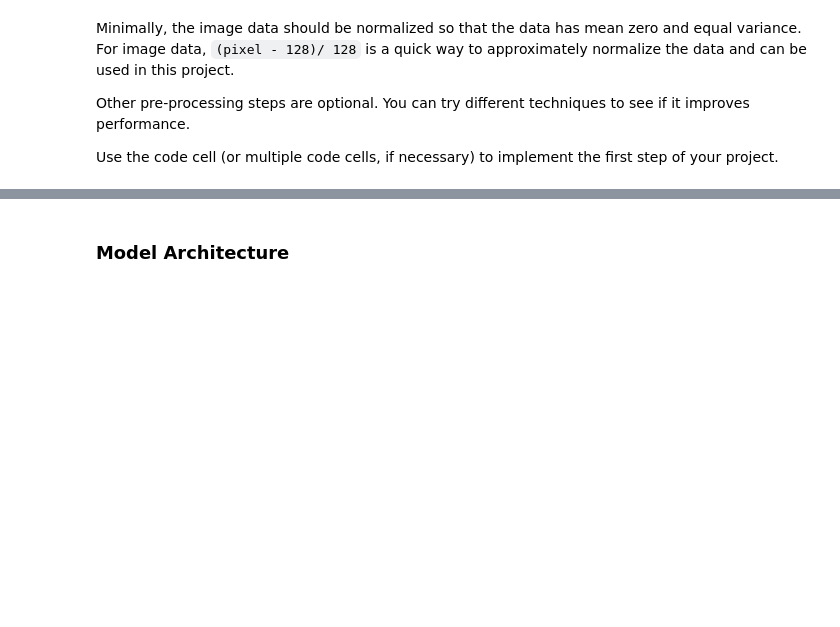
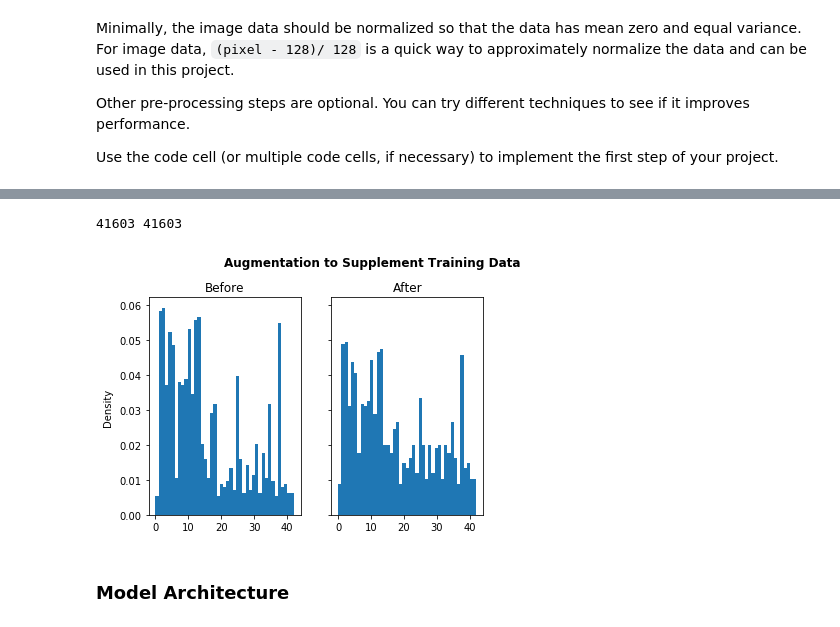
Before and after one commit to evanloshin/CarND-Traffic-Sign-Classifier-P2, a Jupyter notebook: Traffic_Sign_Classifier.ipynb, the cells around one changed output, grey strips where cells are left out. Cells and saved outputs as stored; diff of their text form; code cells hidden in the pictures; blank space fills up the shorter version.

```diff
--- a/Traffic_Sign_Classifier.ipynb
+++ b/Traffic_Sign_Classifier.ipynb
@@ -215,3 +220,50 @@ y_train = np.concatenate((y_train, y_new))
+# %%
+y_new = []
+
+# create dictionary of labels needing additional images
+y_supp = {}
+for key, value in y_counts.items():
+    if value < y_mean:
+        y_supp.update({key:int(y_mean - value)})
+
+# iterate X_train_norm
+#while sum(y_supp.values()) > 0:
+#for r in range(2):
+for idx, img in enumerate(X_train_norm):
+    # check if label is in y_supp and whether more images are needed
+    label = y_train[idx]
+    if label in y_supp.keys() and y_supp[label] > 0:
+        # rotate image
+        angle = random.randint(-15, 15)
+        rotated_img = rotate(img, angle, reshape=False)
+        rotated_img = np.expand_dims(rotated_img, axis=0)
+        if 'X_new' in locals():
+            X_new = np.append(X_new, rotated_img, axis=0)
+        else:
+            X_new = rotated_img
+        y_new.append(label)
+        #update y_supp
+        y_supp[label] -= 1
+
+# append new images to train data
+X_train_aug = np.concatenate((X_train_norm, X_new))
+y_train_aug = np.concatenate((y_train, y_new))
+
+print(len(X_train_aug), len(y_train_aug))
+# %% [output]
+41603 41603
+# %%
+# Compare the old distribution of training set to augmented training set
+fig, axs = plt.subplots(1, 2, sharey=True)
+axs[0].hist(y_train, bins=43, density=True)
+axs[0].set_title('Before')
+axs[1].hist(y_train_aug, bins=43, density=True)
+axs[1].set_title('After')
+fig.text(0.02, 0.5, 'Density', va='center', rotation='vertical')
+fig.text(0.3, 1, 'Augmentation to Supplement Training Data', va='center', fontsize=12, weight='bold')
+plt.show()
+# %% [output]
+[figure, added]
 # %% [markdown]
 ### Model Architecture
 # %%
```
Also changed, not shown: parts of 13 cells of this notebook, 3 other files.
